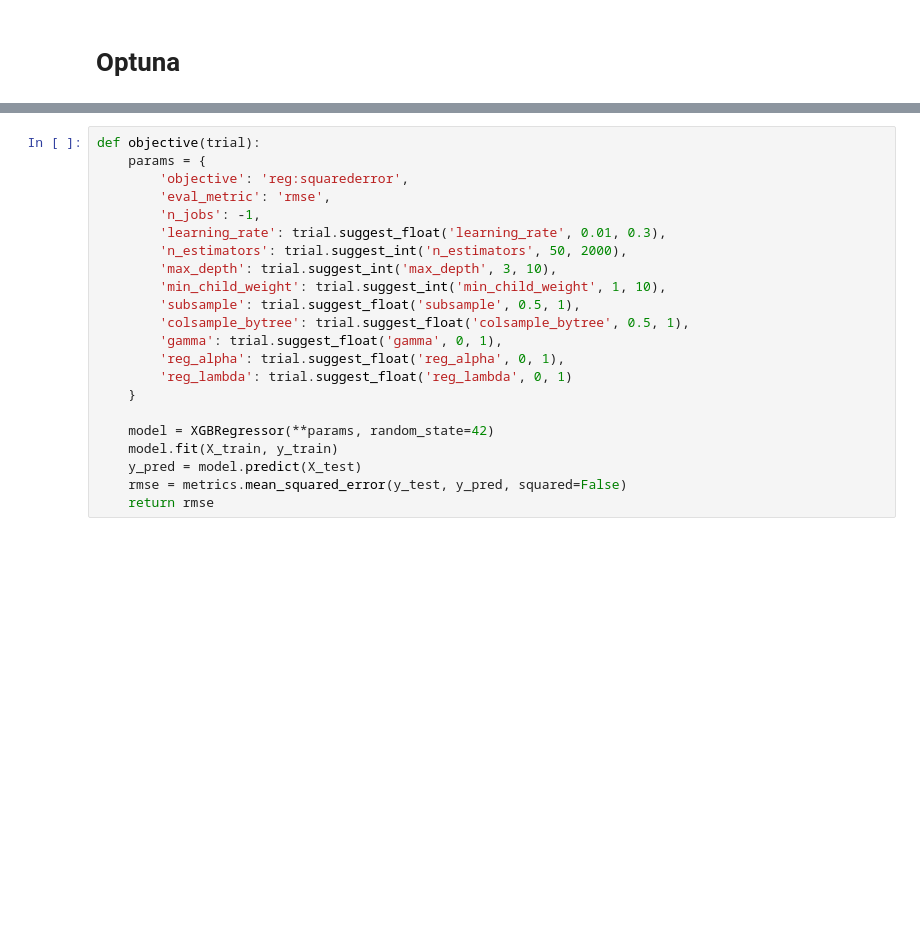
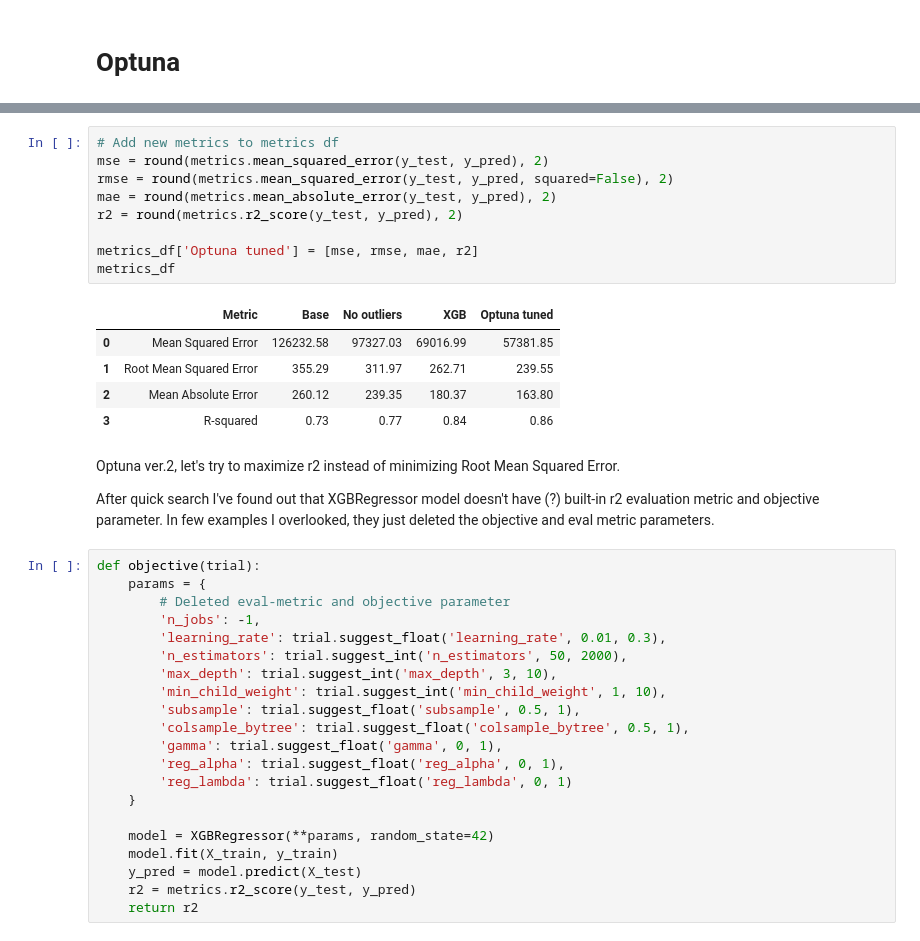
Before and after one commit to KirSobolev/Introduction-to-ML, a Jupyter notebook: exercise1/ex1.ipynb, the cells around one changed output, grey strips where cells are left out. Saved outputs shown, nothing was run; the diff lists cells and outputs as text; blank space fills up the shorter version.

```diff
--- a/exercise1/ex1.ipynb
+++ b/exercise1/ex1.ipynb
@@ -586,8 +661,26 @@ metrics_df
+# %%
+# Add new metrics to metrics df
+mse = round(metrics.mean_squared_error(y_test, y_pred), 2)
+rmse = round(metrics.mean_squared_error(y_test, y_pred, squared=False), 2)
+mae = round(metrics.mean_absolute_error(y_test, y_pred), 2)
+r2 = round(metrics.r2_score(y_test, y_pred), 2)
+
+metrics_df['Optuna tuned'] = [mse, rmse, mae, r2]
+metrics_df
+# %% [output]
+|  | Metric | Base | No outliers | XGB | Optuna tuned |
+| 0 | Mean Squared Error | 126232.58 | 97327.03 | 69016.99 | 57381.85 |
+| 1 | Root Mean Squared Error | 355.29 | 311.97 | 262.71 | 239.55 |
+| 2 | Mean Absolute Error | 260.12 | 239.35 | 180.37 | 163.80 |
+| 3 | R-squared | 0.73 | 0.77 | 0.84 | 0.86 |
+# %% [markdown]
+Optuna ver.2, let's try to maximize r2 instead of minimizing Root Mean Squared Error.
+
+After quick search I've found out that XGBRegressor model doesn't have (?) built-in r2 evaluation metric and objective parameter. In few examples I overlooked, they just deleted the objective and eval metric parameters.
 # %%
 def objective(trial):
     params = {
-        'objective': 'reg:squarederror',
-        'eval_metric': 'rmse',
+        # Deleted eval-metric and objective parameter
         'n_jobs': -1,
         'learning_rate': trial.suggest_float('learning_rate', 0.01, 0.3),
         'n_estimators': trial.suggest_int('n_estimators', 50, 2000),
@@ -603,6 +696,6 @@ def objective(trial):
     model = XGBRegressor(**params, random_state=42)
     model.fit(X_train, y_train)
     y_pred = model.predict(X_test)
-    rmse = metrics.mean_squared_error(y_test, y_pred, squared=False)
-    return rmse
+    r2 = metrics.r2_score(y_test, y_pred)
+    return r2
 # %%
```
Also changed, not shown: parts of 10 cells of this notebook.
